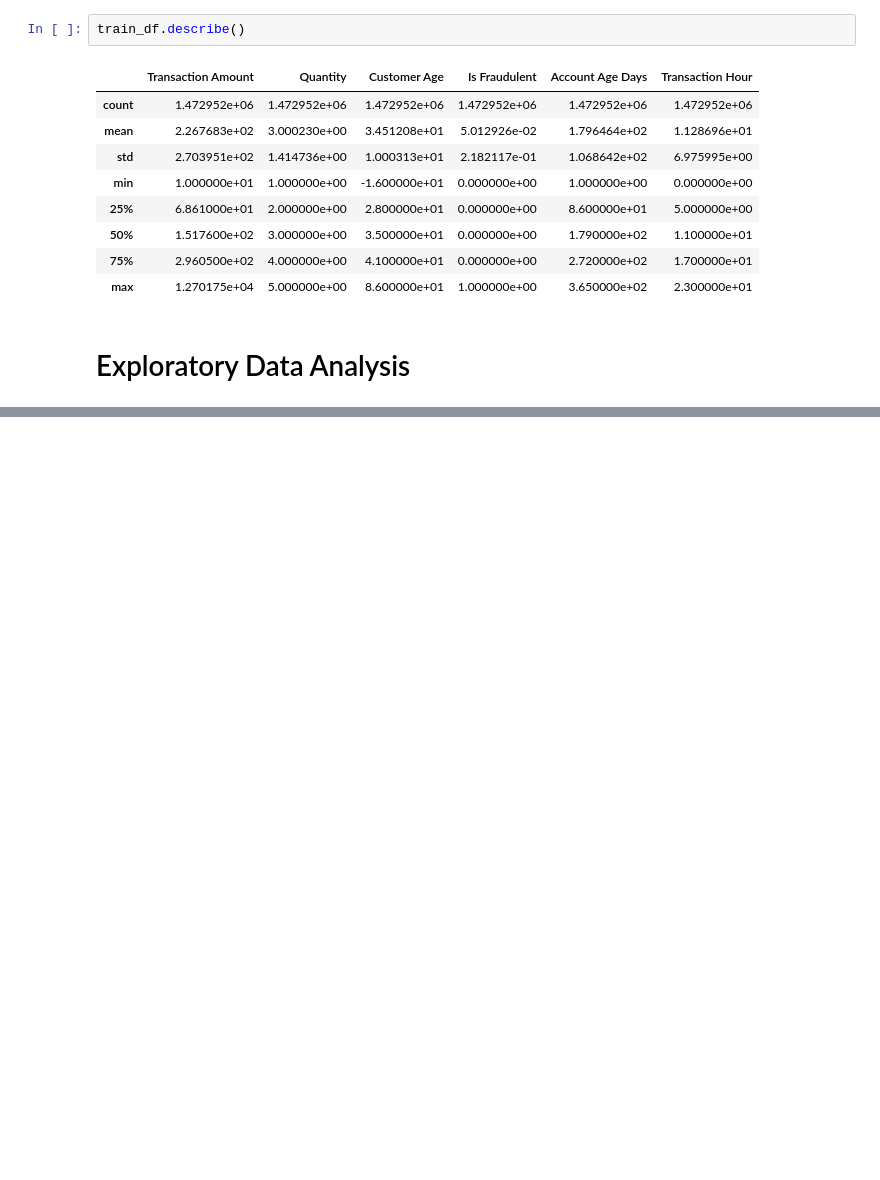
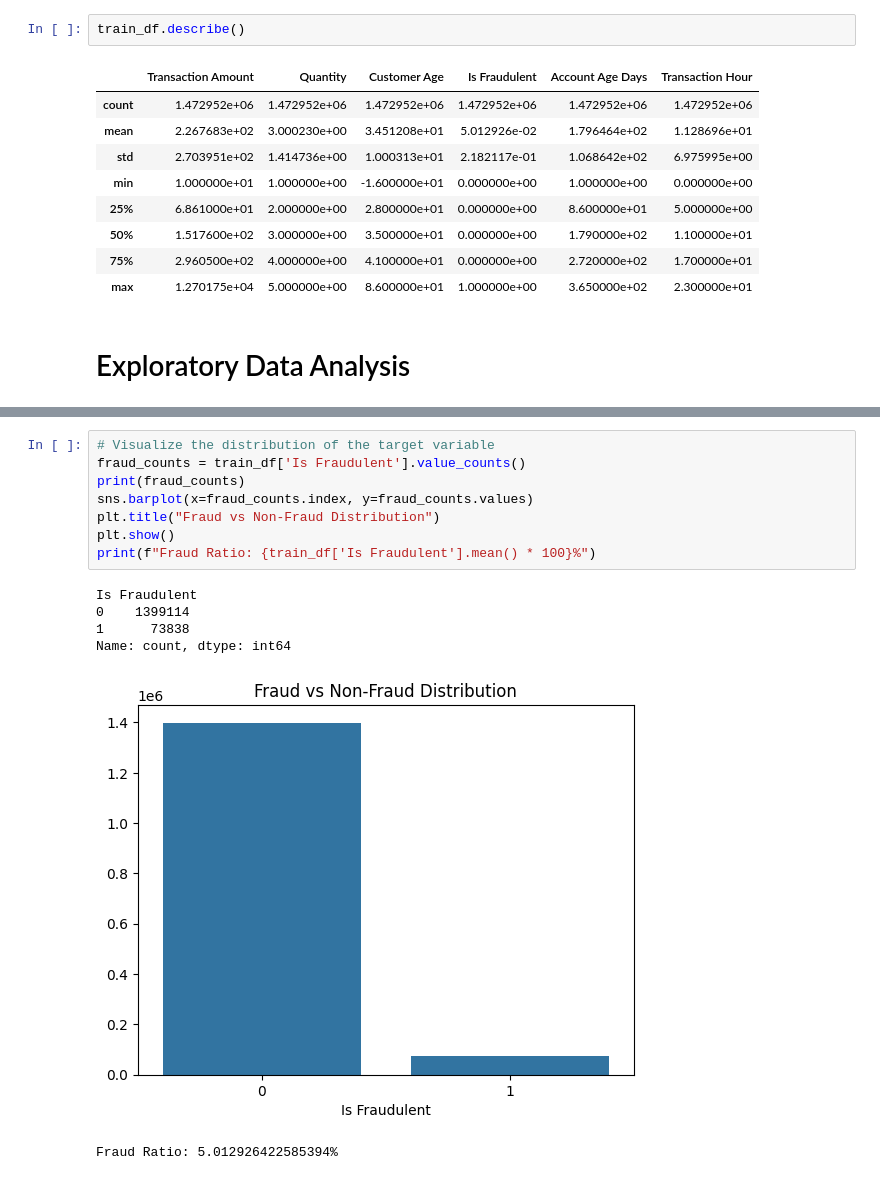
Before and after one commit to briannoelkesuma/BT4012-Group-15-Ecommerce-Fraud, a Jupyter notebook: notebook.ipynb, the cells around one changed output, grey strips where cells are left out. Drawn from its saved outputs; the diff is of its cells as text; blank space fills up the shorter version.

```diff
--- a/notebook.ipynb
+++ b/notebook.ipynb
@@ -61,0 +90,15 @@ train_df.describe()
+# %%
+# Visualize the distribution of the target variable
+fraud_counts = train_df['Is Fraudulent'].value_counts()
+print(fraud_counts)
+sns.barplot(x=fraud_counts.index, y=fraud_counts.values)
+plt.title("Fraud vs Non-Fraud Distribution")
+plt.show()
+print(f"Fraud Ratio: {train_df['Is Fraudulent'].mean() * 100}%")
+# %% [output]
+Is Fraudulent
+0    1399114
+1      73838
+Name: count, dtype: int64
+[figure, added]
+Fraud Ratio: 5.012926422585394%
```
Also changed, not shown: parts of 16 cells of this notebook, 1 other file.
